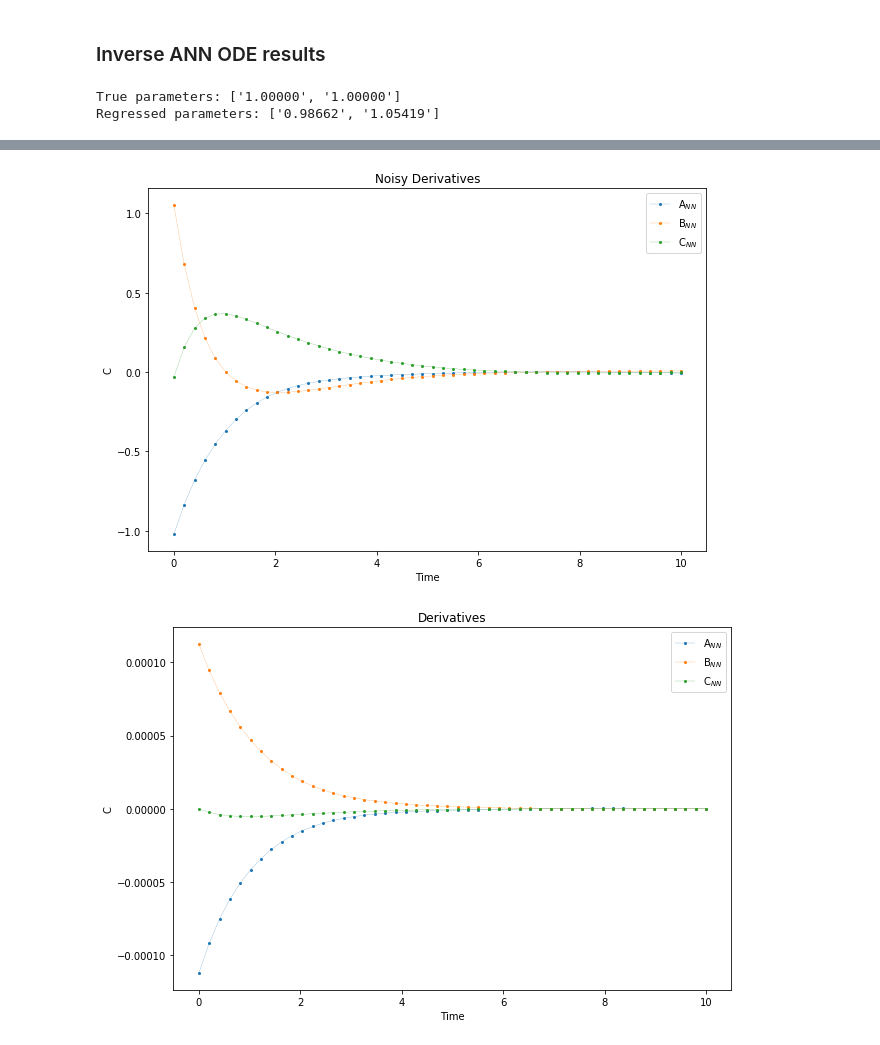
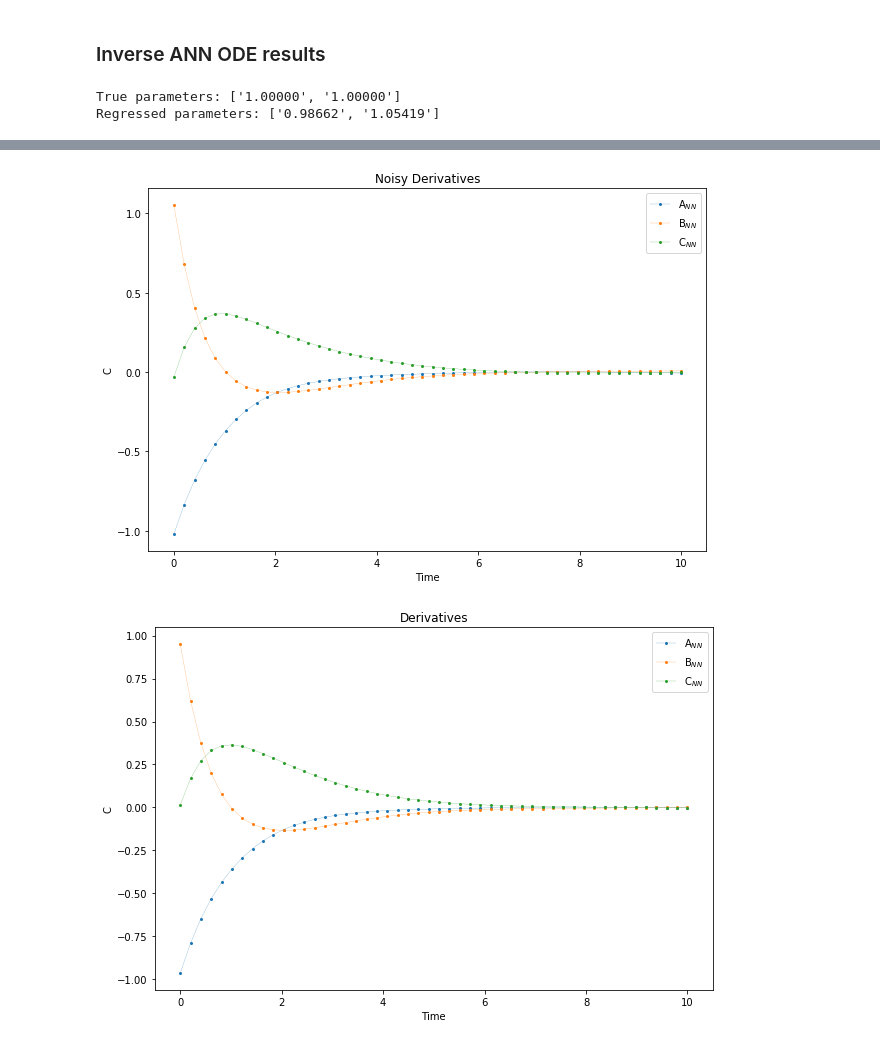
Before and after one commit to nicoleyghu/invANNPresentationFolder, a Jupyter notebook: invANNODE/basis/invANNODE.ipynb, the cells around one changed output, grey strips where cells are left out. Cells and saved outputs as stored; diff of their text form; code cells hidden in the pictures.

```diff
--- a/invANNODE/basis/invANNODE.ipynb
+++ b/invANNODE/basis/invANNODE.ipynb
@@ -398,32 +398,32 @@ plt.legend(iter(lines), ['A', 'B', 'C','A$_{NN}$','B$_{NN}$','C$_{NN}$'])
 plt.title('Noisy-fit State Variables')
 plt.xlabel('Time')
 plt.ylabel('C');
 plt.figure(figsize=[10,10*2./3])
 lines = plt.plot(t, x0,'-o',alpha=0.5,ms=3)
 lines += plt.plot(t,batched_state(nn_params_inv_noisy, t),'.-',lw=0.9,ms=2)
 plt.legend(iter(lines), ['A', 'B', 'C','A$_{NN}$','B$_{NN}$','C$_{NN}$'])
 plt.title('True-data State Variables - Comparrison')
 plt.xlabel('Time')
 plt.ylabel('C');
 plt.figure(figsize=[10,10*2./3])
 plt.plot(t,batched_model([batched_state(nn_params_inv_noisy,t),t],model_params_noisy),'-o',lw=0.2,ms=2)
 plt.legend(['A$_{NN}$','B$_{NN}$','C$_{NN}$'])
 plt.title('Noisy Derivatives')
 plt.xlabel('Time')
 plt.ylabel('C');
 plt.figure(figsize=[10,10*2./3])
-plt.plot(t,batched_model([batched_state(nn_params_inv,t),t],model_params),'-o',lw=0.2,ms=2)
+plt.plot(t,batched_model([batched_state(nn_params_inv,t),t],model_params_inv),'-o',lw=0.2,ms=2)
 plt.legend(['A$_{NN}$','B$_{NN}$','C$_{NN}$'])
 plt.title('Derivatives')
 plt.xlabel('Time')
 plt.ylabel('C');
 
 print('True parameters: {}'.format(['{:.5f}'.format(float(_)) for _ in model_params0[0]]))
 print('Regressed parameters: {}'.format(['{:.5f}'.format(float(_)) for _ in model_params_noisy[0]]))
 # %% [output]
 True parameters: ['1.00000', '1.00000']
 Regressed parameters: ['0.98662', '1.05419']
 [figure]
 [figure]
 [figure]
-[figure, old version]
+[figure, new version]
```
Also changed, not shown: parts of 5 cells of this notebook.
